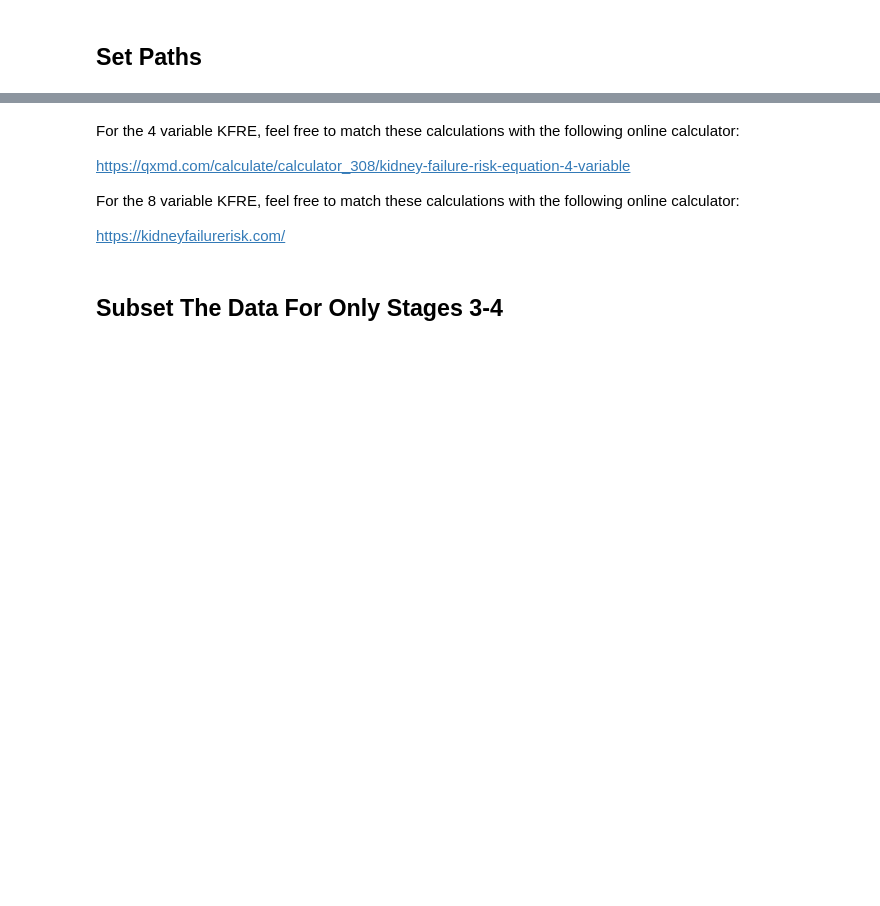
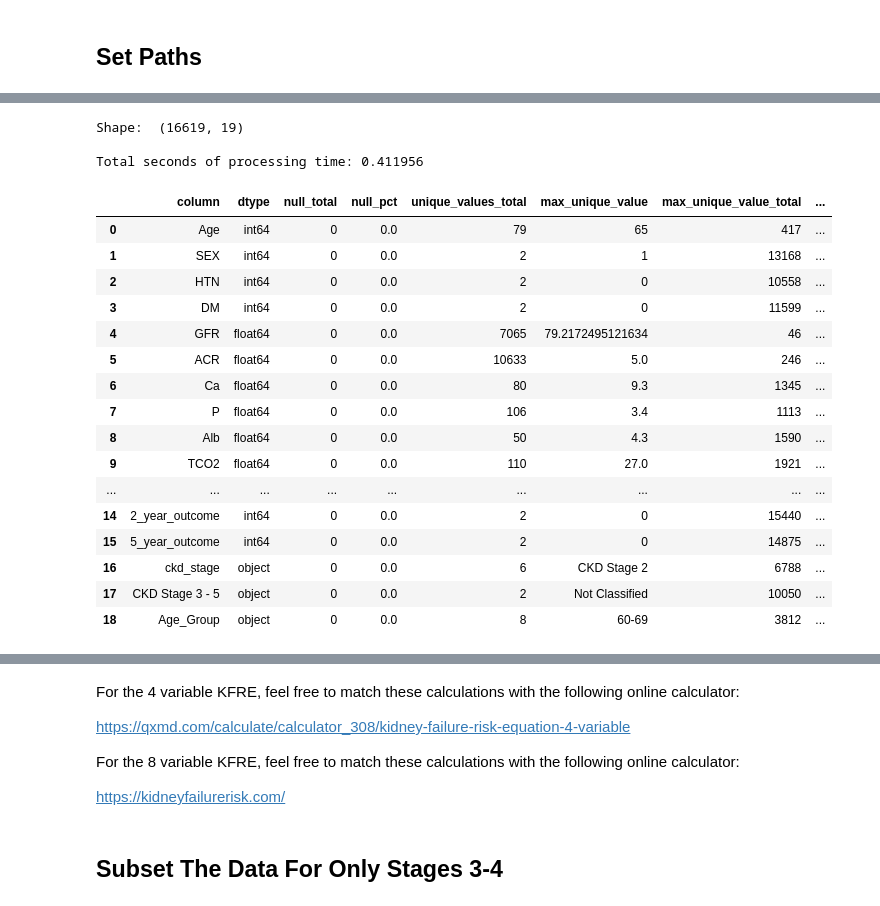
Before and after one commit to lshpaner/seoul_kfre, a Jupyter notebook: notebooks/kfre_validation.ipynb, the cells around one changed output, grey strips where cells are left out. Drawn from its saved outputs; the diff is of its cells as text; code cells hidden in the pictures; blank space fills up the shorter version.

```diff
--- a/notebooks/kfre_validation.ipynb
+++ b/notebooks/kfre_validation.ipynb
@@ -118,5 +124,26 @@ df.head()  # inspect first 5 rows of data
 # %%
-data_types(df)
+dataframe_columns(df)
+# %% [output]
+Shape:  (16619, 19)
+
+Total seconds of processing time: 0.411956
+|  | column | dtype | null_total | null_pct | unique_values_total | max_unique_value | max_unique_value_total | ... |
+| 0 | Age | int64 | 0 | 0.0 | 79 | 65 | 417 | ... |
+| 1 | SEX | int64 | 0 | 0.0 | 2 | 1 | 13168 | ... |
+| 2 | HTN | int64 | 0 | 0.0 | 2 | 0 | 10558 | ... |
+| 3 | DM | int64 | 0 | 0.0 | 2 | 0 | 11599 | ... |
+| 4 | GFR | float64 | 0 | 0.0 | 7065 | 79.2172495121634 | 46 | ... |
+| 5 | ACR | float64 | 0 | 0.0 | 10633 | 5.0 | 246 | ... |
+| 6 | Ca | float64 | 0 | 0.0 | 80 | 9.3 | 1345 | ... |
+| 7 | P | float64 | 0 | 0.0 | 106 | 3.4 | 1113 | ... |
+| 8 | Alb | float64 | 0 | 0.0 | 50 | 4.3 | 1590 | ... |
+| 9 | TCO2 | float64 | 0 | 0.0 | 110 | 27.0 | 1921 | ... |
+| ... | ... | ... | ... | ... | ... | ... | ... | ... |
+| 14 | 2_year_outcome | int64 | 0 | 0.0 | 2 | 0 | 15440 | ... |
+| 15 | 5_year_outcome | int64 | 0 | 0.0 | 2 | 0 | 14875 | ... |
+| 16 | ckd_stage | object | 0 | 0.0 | 6 | CKD Stage 2 | 6788 | ... |
+| 17 | CKD Stage 3 - 5 | object | 0 | 0.0 | 2 | Not Classified | 10050 | ... |
+| 18 | Age_Group | object | 0 | 0.0 | 8 | 60-69 | 3812 | ... |
 # %%
 df = add_kfre_risk_col(
     df=df,
```
Also changed, not shown: parts of 18 cells of this notebook, 2 other files.
